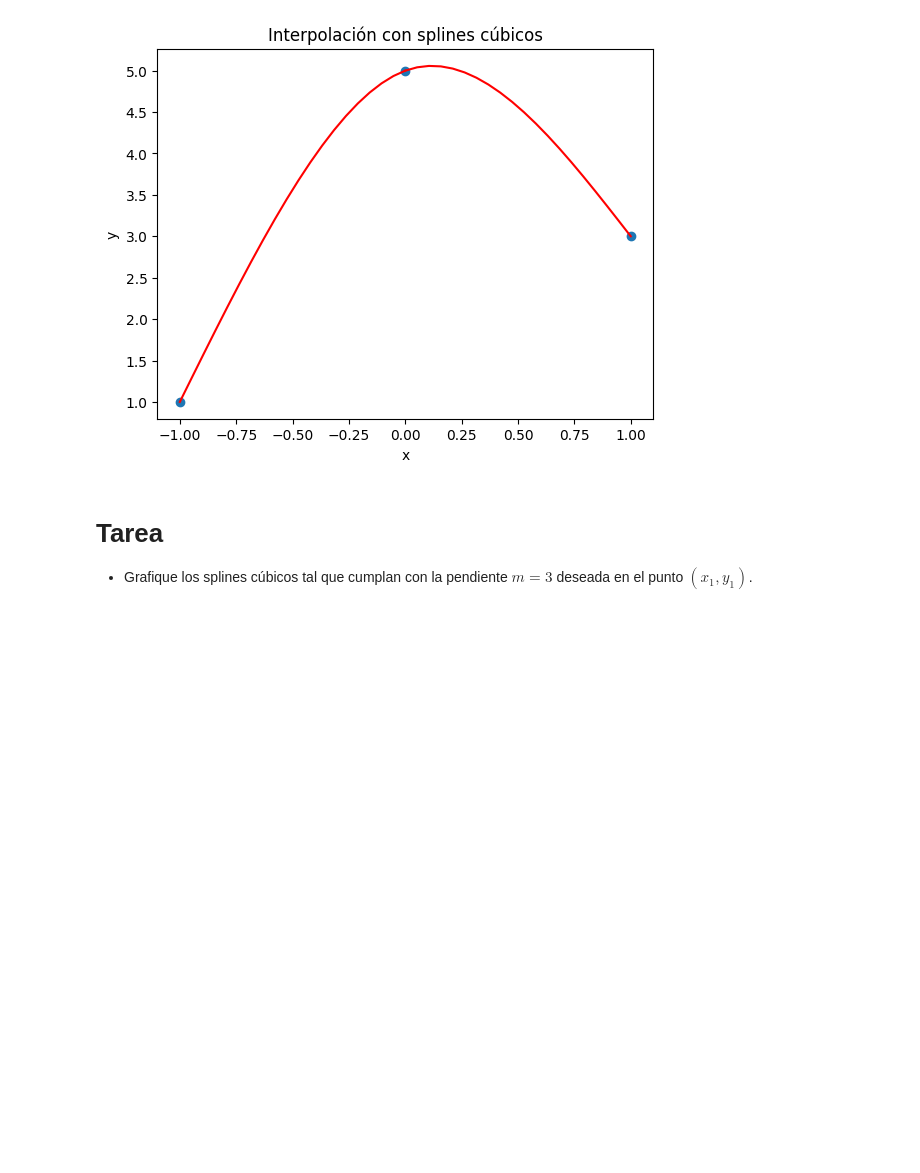
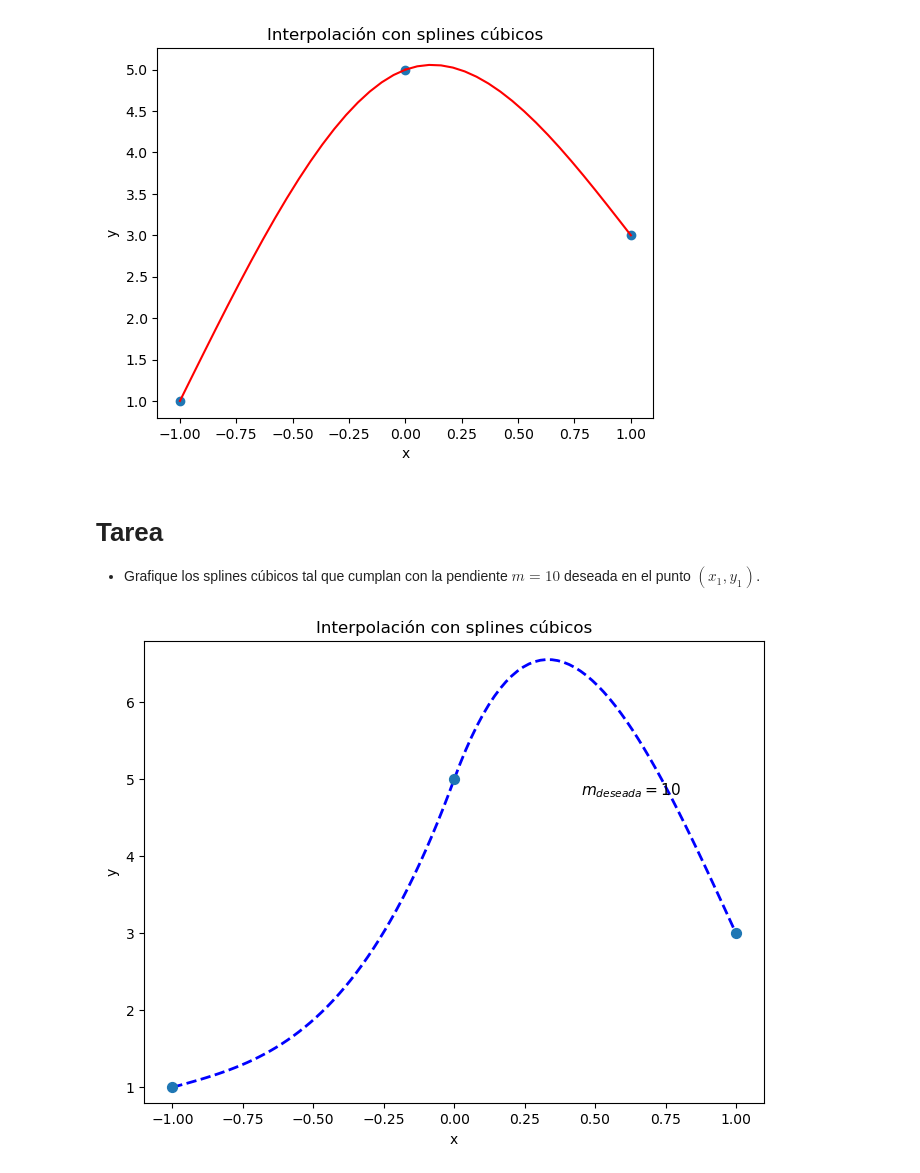
Before and after one commit to Mateosky1/Examen02MetodosNumericos, a Jupyter notebook: p_splines_pendiente.ipynb, the cells around one changed output. Cells and saved outputs as stored; diff of their text form; code cells hidden in the pictures; blank space fills up the shorter version.

```diff
--- a/p_splines_pendiente.ipynb
+++ b/p_splines_pendiente.ipynb
@@ -31,4 +31,42 @@ plt.show()
 [figure]
 # %% [markdown]
 # Tarea
-* Grafique los splines cúbicos tal que cumplan con la pendiente $m=3$ deseada en el punto $(x_1,y_1)$.
+* Grafique los splines cúbicos tal que cumplan con la pendiente $m=10$ deseada en el punto $(x_1,y_1)$.
+# %%
+import matplotlib.pyplot as plt
+import numpy as np
+
+def Spline(x: float, x0: float, pars: dict) -> float:
+    a = pars["a"]
+    b = pars["b"]
+    c = pars["c"]
+    d = pars["d"]
+    return a + b * (x - x0) + c * (x - x0) ** 2 + d * (x - x0) ** 3
+
+xs = [-1, 0, 1]
+ys = [1, 5, 3]
+
+s = [
+    {"a": 1, "b": 1, "c": 0, "d": 3},
+    {"a": 5, "b": 10, "c": -18, "d": 6},
+]
+
+plt.figure(figsize=(8, 6))
+
+for i, x_i in enumerate(xs[:-1]):
+    _x = np.linspace(x_i, xs[i + 1], 50)
+    _y = Spline(_x, x_i, s[i])
+    plt.plot(_x, _y, color="blue", linestyle="--", linewidth=2)
+
+plt.scatter(xs, ys, color="tab:blue", s=50, zorder=5)
+plt.text(0.45, 4.8, r"$m_{deseada} = 10$", fontsize=11)
+plt.xlabel("x")
+plt.ylabel("y")
+plt.title("Interpolación con splines cúbicos")
+plt.grid(False)
+plt.xlim(-1.1, 1.1)
+plt.ylim(0.8, 6.8)
+
+plt.show()
+# %% [output]
+[figure, added]
```
